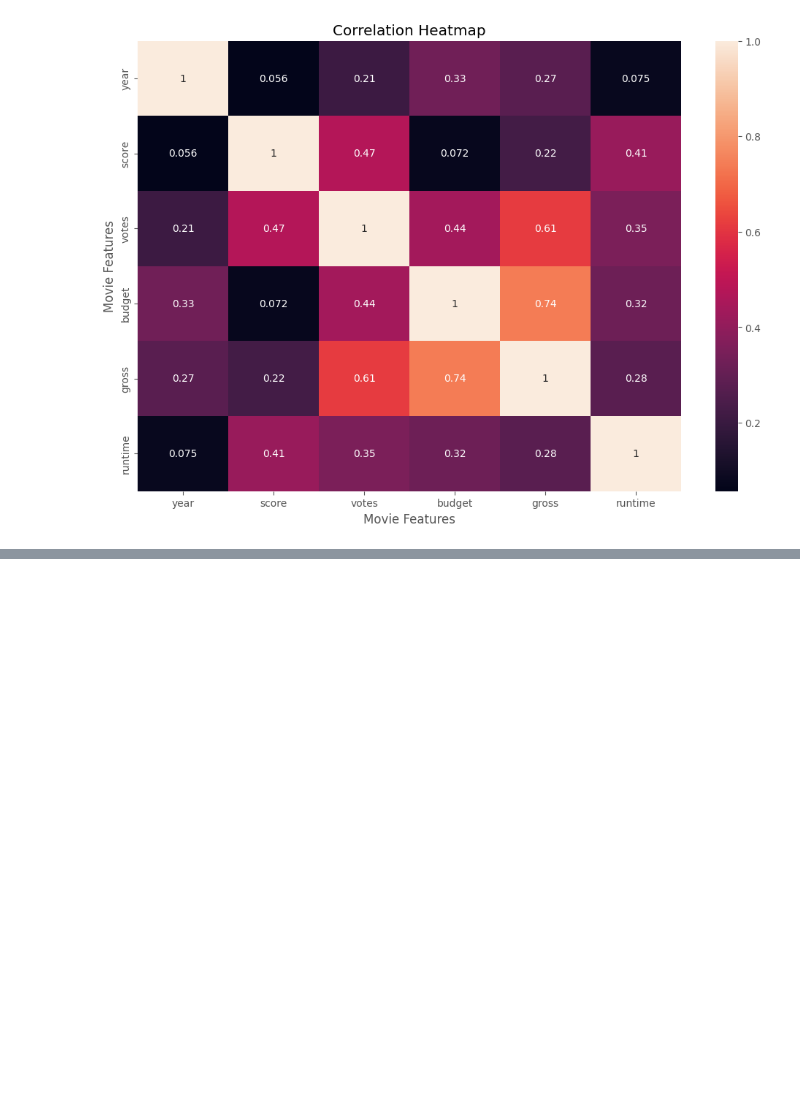
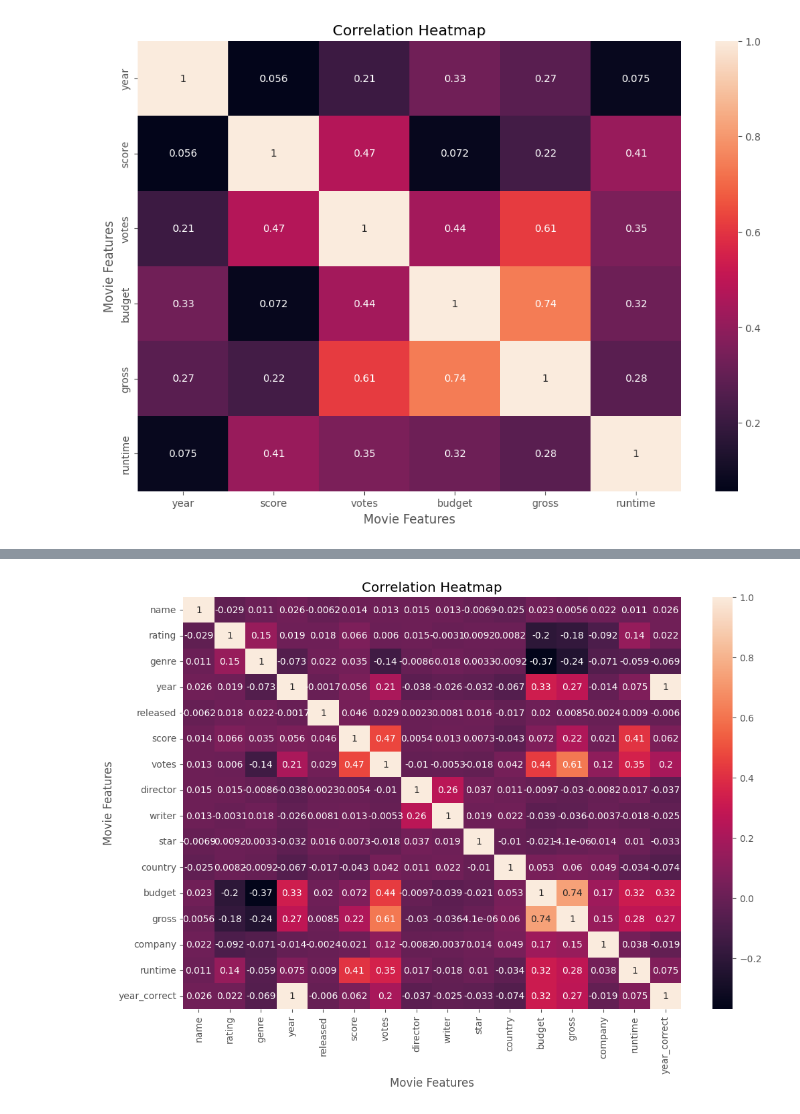
Before and after one commit to UjjwalKarkeyy/Correlation_in_Python_Movie, a Jupyter notebook: main.ipynb, the cells around one changed output, grey strips where cells are left out. Drawn from its saved outputs; the diff is of its cells as text; code cells hidden in the pictures; blank space fills up the shorter version.

Commit message:
correlation_heatmap_for_every_columns

```diff
--- a/main.ipynb
+++ b/main.ipynb
@@ -214,3 +214,13 @@ plt.ylabel("Movie Features")
 plt.show()
 # %% [output]
 [figure]
+# %%
+# Changing object type to numerical type
+
+df_numerized = df.copy()
+
+for col in df_numerized.columns:
+
+    if(df_numerized[col].dtype == 'object'):
+        df_numerized[col] = df_numerized[col].astype('category')
+        df_numerized[col] = df_numerized[col].cat.codes
@@ -216,0 +245,11 @@ plt.show()
+# %%
+corr_matrix = df_numerized.corr(numeric_only=True, method='pearson')
+
+sns.heatmap(corr_matrix, annot=True)
+
+plt.title("Correlation Heatmap")
+plt.xlabel("Movie Features")
+plt.ylabel("Movie Features")
+plt.show()
+# %% [output]
+[figure, added]
```
Also changed, not shown: parts of 2 cells of this notebook.
